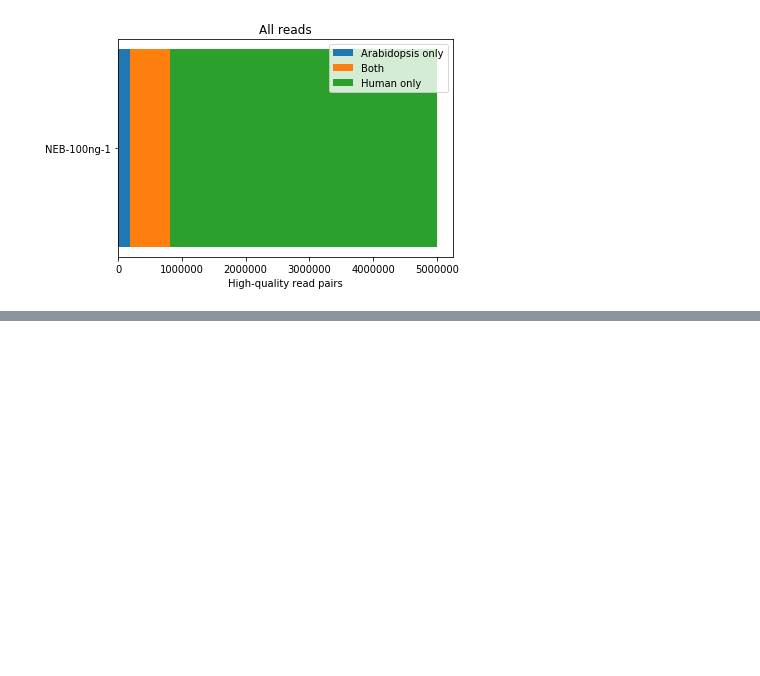
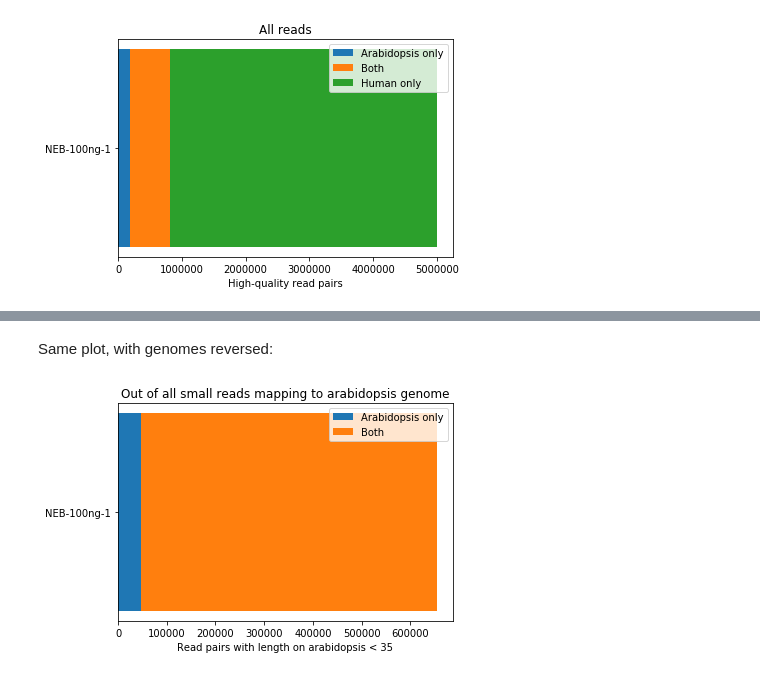
Before and after one commit to fa2k/comparison, a Jupyter notebook: subprojects/human-arabidopsis/h-a-analysis.ipynb, the cells around one changed output, grey strips where cells are left out. Saved outputs shown, nothing was run; the diff lists cells and outputs as text; code cells hidden in the pictures; blank space fills up the shorter version.

```diff
--- a/subprojects/human-arabidopsis/h-a-analysis.ipynb
+++ b/subprojects/human-arabidopsis/h-a-analysis.ipynb
@@ -161,3 +162,14 @@ plt.legend()
+# %% [markdown]
+Same plot, with genomes reversed:
+# %%
+plt.barh([sample], [unique_small[0]], label="Arabidopsis only")
+plt.barh([sample], [mapped_both_and_small[0]], left=[unique_small[0]], label="Both")
+plt.xlabel("Read pairs with length on arabidopsis < {}".format(SMALL_FRAG_THRESH))
+plt.title("Out of all small reads mapping to arabidopsis genome")
+plt.legend()
+plt.show()
+# %% [output]
+[figure, added]
 # %% [markdown]
 ## Conclusion
 
```
Also changed, not shown: parts of 12 cells of this notebook.
